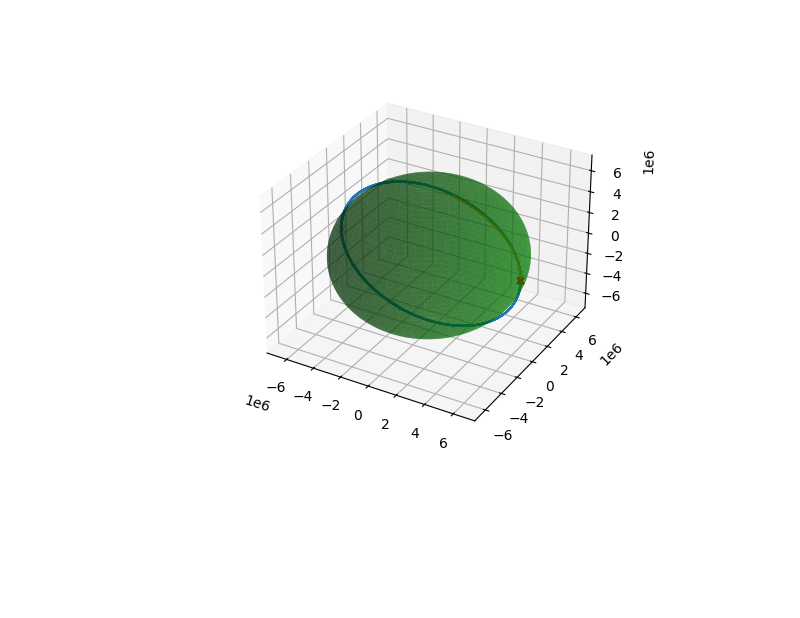
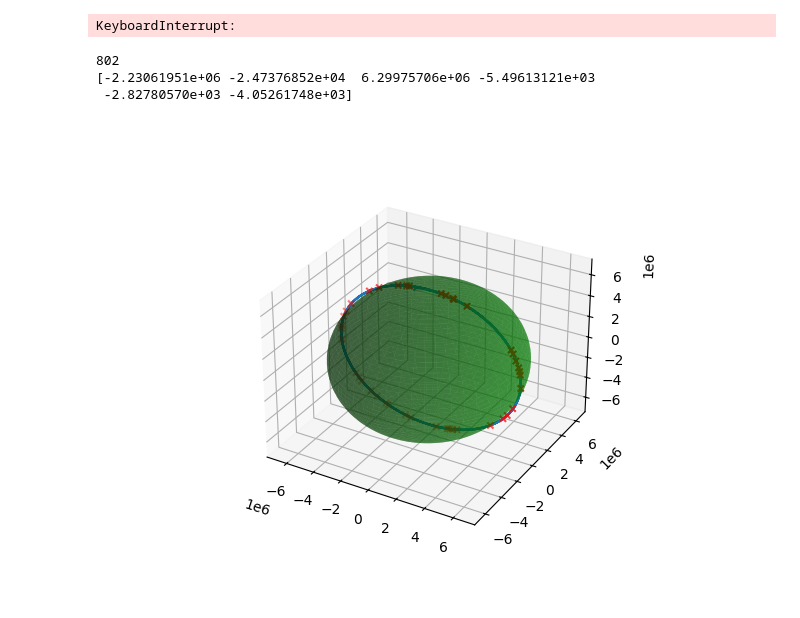
Before and after one commit to brendanbennett/deorbiter, a Jupyter notebook: examples/3D_EKF_example.ipynb, the cells around one changed output. Drawn from its saved outputs; the diff is of its cells as text; code cells hidden in the pictures; blank space fills up the shorter version.

```diff
--- a/examples/3D_EKF_example.ipynb
+++ b/examples/3D_EKF_example.ipynb
@@ -18,9 +18,9 @@ if sim_data is None or sim_config is None:
     sim = deorbit.simulator.run(
         "RK4",
         "coesa_atmos_fast",
-        initial_state=np.array((deorbit.constants.EARTH_RADIUS + 150000, 0, 0, 0, 0, 7820)),
+        initial_state=np.array((deorbit.constants.EARTH_RADIUS + 150000, 0, 0, 5, 5, 7820)),
         noise_types = {"gaussian": {"noise_strength": 0.005}, "impulse": {"impulse_strength": 0.03, "impulse_probability": 1e-5}},
-        time_step=0.1,
+        time_step=2,
     )
     sim_data = sim.gather_data()
     sim_config = sim.export_config()
@@ -32,11 +35,11 @@ Loaded data from file
 # %%
 #initialising observer class with sim data
-obs = Observer(number_of_radars=3, dim=3)
+obs = Observer(number_of_radars=30, dim=3)
 
 sim_states = sim_data.state_array()
 sim_times = sim_data.times
 
-obs.run(sim_states=sim_states, sim_times=sim_times, checking_interval=1200)
+obs.run(sim_states=sim_states, sim_times=sim_times, checking_interval=100)
 
 observation_times = obs.observed_times
 observation_states = obs.observed_states
@@ -44,3 +47,5 @@ observed_covariances = obs.observed_covariances
 
 observations = (observation_states, observation_times)
 #dim = sim_data.state_array().shape[1]
+
+obs.plot_config()
@@ -60,35 +67,45 @@ dt = sim_config.simulation_method_kwargs.time_step
 ekf = EKF(dim=3)
 
 estimated_traj, uncertainties, estimated_times = ekf.run(observations, dt=dt, Q=Q, R=observed_covariances, P=P, H=H)
+# %% [output]
+KeyboardInterrupt:
+# %%
+print(len(estimated_traj))
+# %% [output]
+802
+[-2.23061951e+06 -2.47376852e+04  6.29975706e+06 -5.49613121e+03
+ -2.82780570e+03 -4.05261748e+03]
 # %%
 %matplotlib widget
 fig = plt.figure()
 
 ax = fig.add_subplot(111, projection="3d")
 
 #plotting EARTH
 r = EARTH_RADIUS
 
 theta = np.linspace(0, 2 * np.pi, 100)
 phi = np.linspace(0, np.pi, 100)
 theta, phi = np.meshgrid(theta, phi)
 
 x = r * np.sin(phi) * np.cos(theta)
 y = r * np.sin(phi) * np.sin(theta)
 z = r * np.cos(phi)
 
 ax.plot_surface(x, y, z, color="g", alpha=0.5)
 
+splice = slice(470, 502)
+
 #plotting simulated 'true' trajectory
 true_traj = sim_data.state_array()[:, :3]
 ax.plot(true_traj[:, 0], true_traj[:, 1], true_traj[:, 2], label='True Trajectory')
 
 #plotting observations
-ax.scatter(observation_states[:, 0], observation_states[:, 1], observation_states[:, 1], marker='x', color='r', label='Noisy Measurements', s=20)
+ax.scatter(observation_states[:, 0], observation_states[:, 1], observation_states[:, 2], marker='x', color='r', label='Noisy Measurements', s=20)
 
 #plotting prediction
-ax.plot(estimated_traj[:, 0], estimated_traj[:, 1], estimated_traj[:, 2], label = 'Estimated Trajectory')
+ax.plot(estimated_traj[:, 0][splice], estimated_traj[:, 1][splice], estimated_traj[:, 2][splice], label = 'Estimated Trajectory')
 
 plt.show()
 # %% [output]
-[figure, old version]
+[figure, new version]
```
Also changed, not shown: parts of 3 cells of this notebook, 3 other files.
